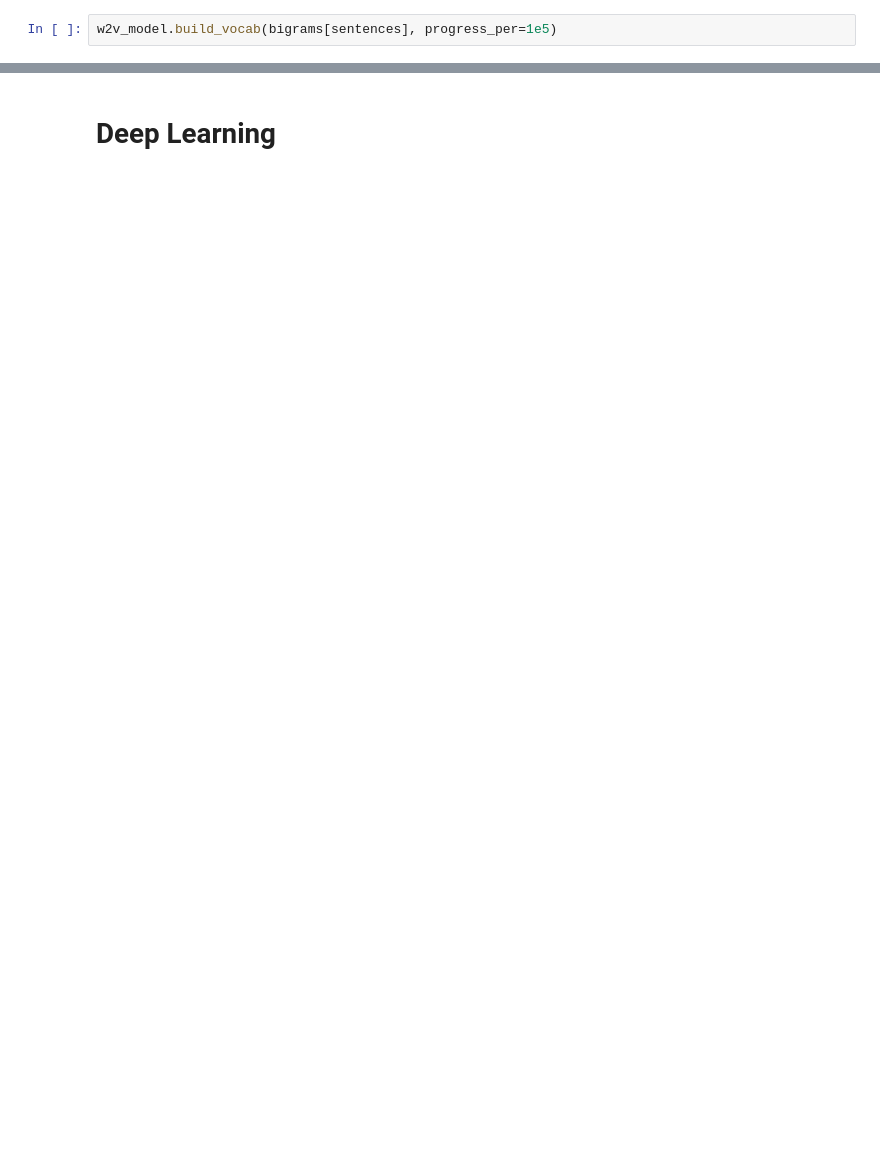
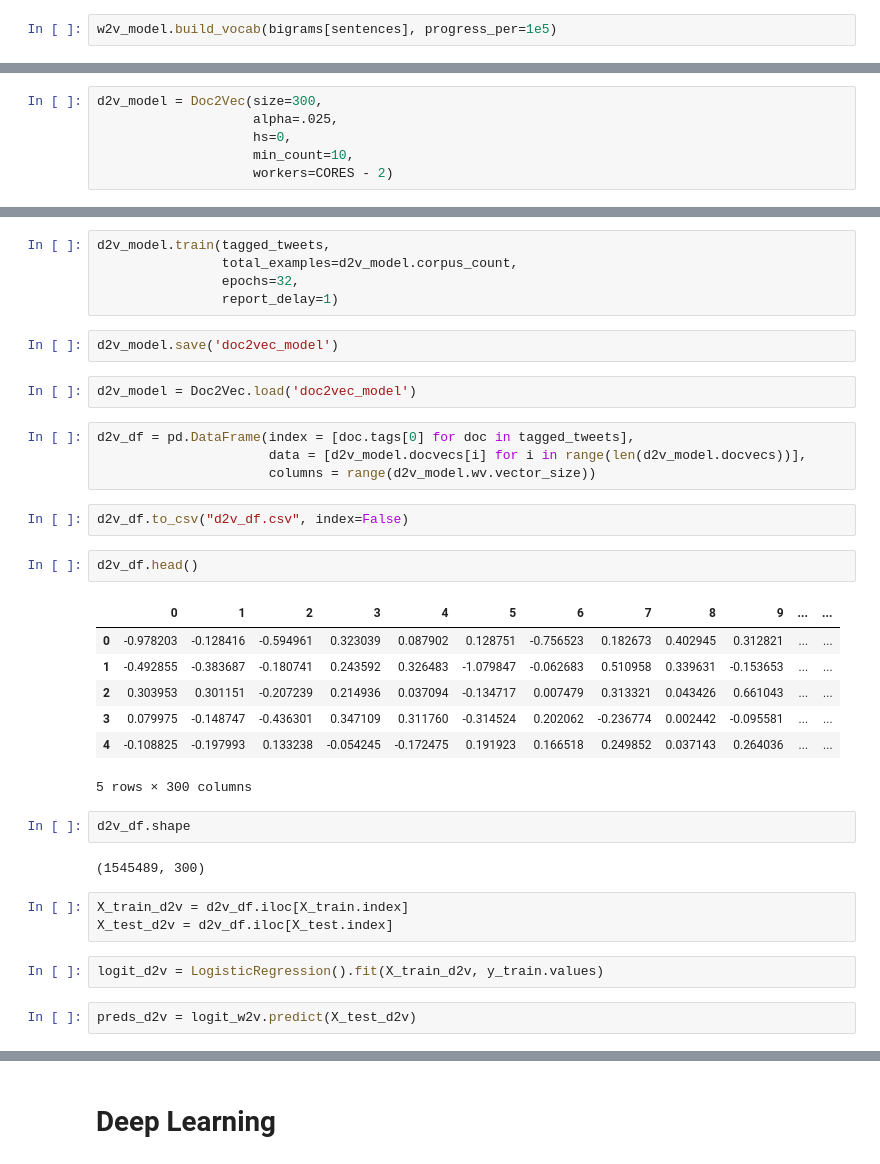
Before and after one commit to tommywatts/ml_projects, a Jupyter notebook: twitter_sentiment/capstone.ipynb, the cells around one changed output, grey strips where cells are left out. Drawn from its saved outputs; the diff is of its cells as text; blank space fills up the shorter version.

```diff
--- a/twitter_sentiment/capstone.ipynb
+++ b/twitter_sentiment/capstone.ipynb
@@ -483,0 +451,6 @@ KeyboardInterrupt:
+# %%
+d2v_model = Doc2Vec(size=300,
+                    alpha=.025,
+                    hs=0,
+                    min_count=10,
+                    workers=CORES - 2)
@@ -483,0 +459,36 @@ KeyboardInterrupt:
+# %%
+d2v_model.train(tagged_tweets,
+                total_examples=d2v_model.corpus_count,
+                epochs=32,
+                report_delay=1)
+# %%
+d2v_model.save('doc2vec_model')
+# %%
+d2v_model = Doc2Vec.load('doc2vec_model')
+# %%
+d2v_df = pd.DataFrame(index = [doc.tags[0] for doc in tagged_tweets],
+                      data = [d2v_model.docvecs[i] for i in range(len(d2v_model.docvecs))],
+                      columns = range(d2v_model.wv.vector_size))
+# %%
+d2v_df.to_csv("d2v_df.csv", index=False)
+# %%
+d2v_df.head()
+# %% [output]
+|  | 0 | 1 | 2 | 3 | 4 | 5 | 6 | 7 | 8 | 9 | ... | ... |
+| 0 | -0.978203 | -0.128416 | -0.594961 | 0.323039 | 0.087902 | 0.128751 | -0.756523 | 0.182673 | 0.402945 | 0.312821 | ... | ... |
+| 1 | -0.492855 | -0.383687 | -0.180741 | 0.243592 | 0.326483 | -1.079847 | -0.062683 | 0.510958 | 0.339631 | -0.153653 | ... | ... |
+| 2 | 0.303953 | 0.301151 | -0.207239 | 0.214936 | 0.037094 | -0.134717 | 0.007479 | 0.313321 | 0.043426 | 0.661043 | ... | ... |
+| 3 | 0.079975 | -0.148747 | -0.436301 | 0.347109 | 0.311760 | -0.314524 | 0.202062 | -0.236774 | 0.002442 | -0.095581 | ... | ... |
+| 4 | -0.108825 | -0.197993 | 0.133238 | -0.054245 | -0.172475 | 0.191923 | 0.166518 | 0.249852 | 0.037143 | 0.264036 | ... | ... |
+5 rows × 300 columns
+# %%
+d2v_df.shape
+# %% [output]
+(1545489, 300)
+# %%
+X_train_d2v = d2v_df.iloc[X_train.index]
+X_test_d2v = d2v_df.iloc[X_test.index]
+# %%
+logit_d2v = LogisticRegression().fit(X_train_d2v, y_train.values)
+# %%
+preds_d2v = logit_w2v.predict(X_test_d2v)
```
Also changed, not shown: parts of 62 cells of this notebook.
